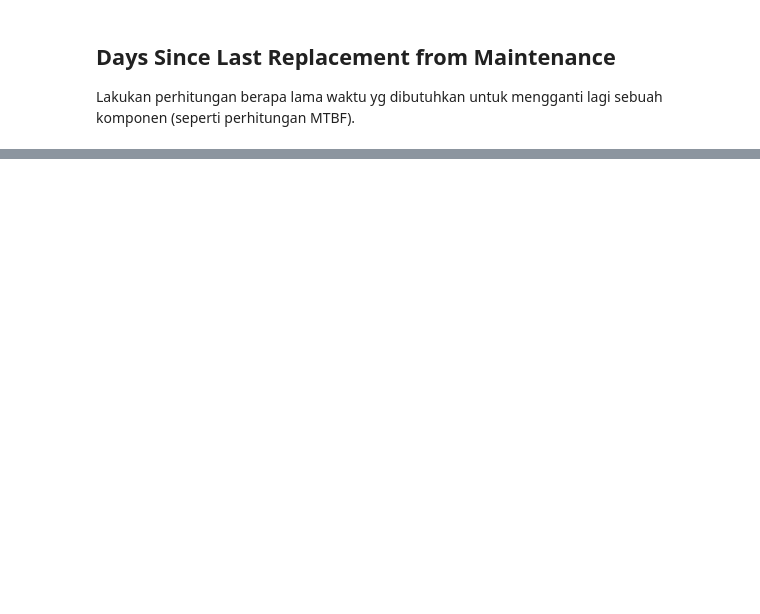
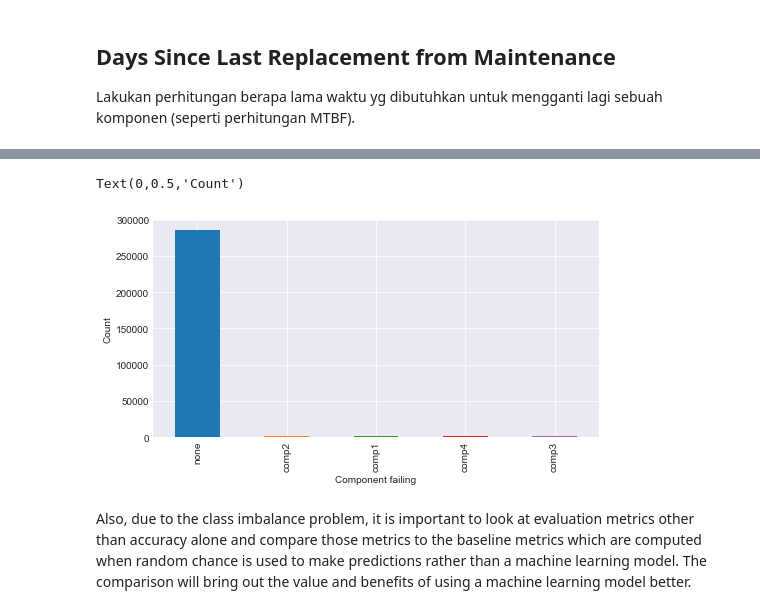
Before and after one commit to fahimhm/PdMDemo, a Jupyter notebook: MLPdM.ipynb, the cells around one changed output, grey strips where cells are left out. Cells and saved outputs as stored; diff of their text form; code cells hidden in the pictures; blank space fills up the shorter version.

```diff
--- a/MLPdM.ipynb
+++ b/MLPdM.ipynb
@@ -333,15 +333,16 @@ error_count.head()
 Lakukan perhitungan berapa lama waktu yg dibutuhkan untuk mengganti lagi sebuah komponen (seperti perhitungan MTBF).
 # %%
 import numpy as np
+from datetime import datetime, timedelta
 
 # buat kolom untuk tiap type error
 comp_rep = pd.get_dummies(maint.set_index('datetime')).reset_index()
 comp_rep.columns = ['datetime', 'machineID', 'comp1', 'comp2', 'comp3', 'comp4']
 
-# masukan data perbaikan pada mesin dan jam yg sama
+# # masukan data perbaikan pada mesin dan jam yg sama
 comp_rep = comp_rep.groupby(['machineID', 'datetime']).sum().reset_index()
 
-# masukan timepoint di lokasi tanpa ada pergantian komponen
+# # masukan timepoint di lokasi tanpa ada pergantian komponen
 comp_rep = telemetry[['datetime', 'machineID']].merge(comp_rep, on=['datetime', 'machineID'], how='outer').fillna(0).sort_values(by=['machineID', 'datetime'])
 components = ['comp1', 'comp2', 'comp3', 'comp4']
 for comp in components:
@@ -351,8 +352,11 @@ for comp in components:
 
 #     forward-fill
     comp_rep[comp] = comp_rep[comp].fillna(method='ffill')
+    comp_rep[comp] = pd.to_datetime(comp_rep[comp])
 
 comp_rep = comp_rep.loc[comp_rep['datetime'] > pd.to_datetime('2015-01-01')]
+
+comp_rep['datetime'] = pd.to_datetime(comp_rep['datetime'])
 
 for comp in components:
     comp_rep[comp] = (comp_rep['datetime'] - comp_rep[comp]) / np.timedelta64(1, 'D')
@@ -362,0 +510,11 @@ TypeError: cannot operate on a series without a rhs of a series/ndarray of type
+# %%
+sns.set_style('darkgrid')
+plt.figure(figsize=(8, 4))
+labeled_features['failure'].value_counts().plot(kind='bar')
+plt.xlabel('Component failing')
+plt.ylabel('Count')
+# %% [output]
+Text(0,0.5,'Count')
+[figure, added]
+# %% [markdown]
+Also, due to the class imbalance problem, it is important to look at evaluation metrics other than accuracy alone and compare those metrics to the baseline metrics which are computed when random chance is used to make predictions rather than a machine learning model. The comparison will bring out the value and benefits of using a machine learning model better.
```
Also changed, not shown: parts of 18 cells of this notebook.
